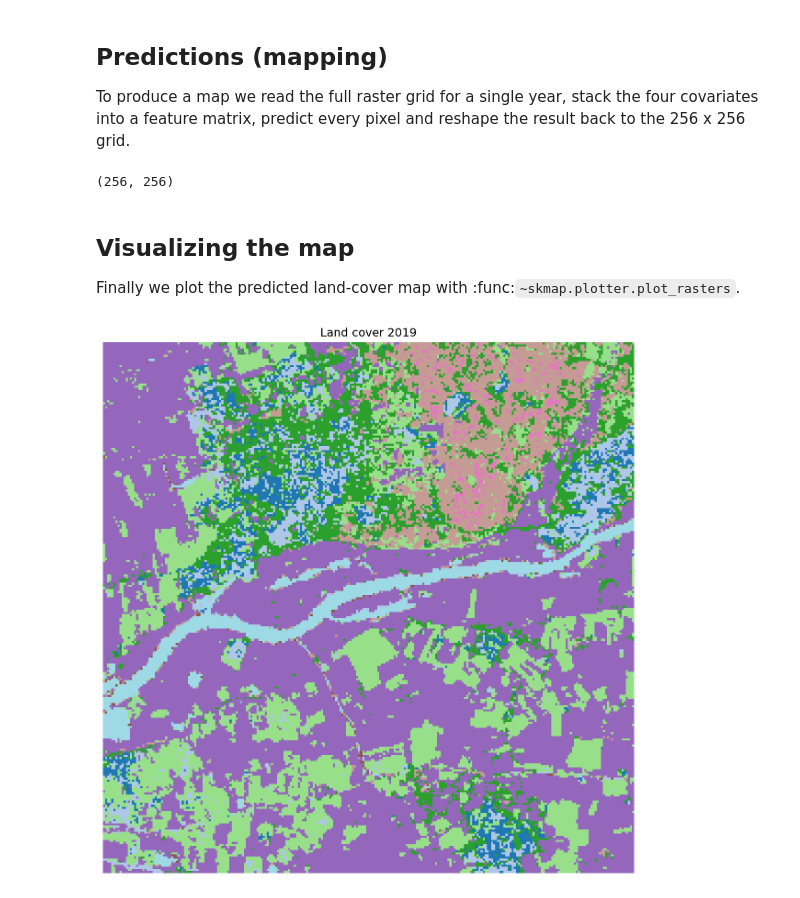
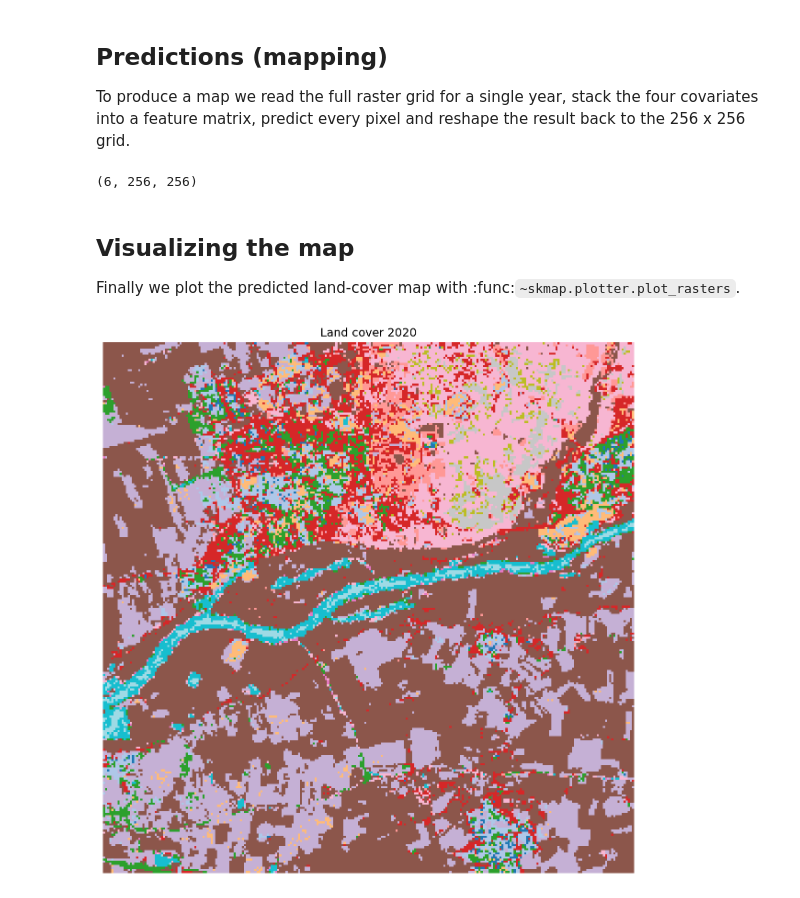
Before and after one commit to openlandmap/scikit-map, a Jupyter notebook: docs/notebooks/03_landcover_mapping.ipynb, the cells around one changed output. Cells and saved outputs as stored; diff of their text form; code cells hidden in the pictures.

Commit message:
making notebook docs work with predict_raster

```diff
--- a/docs/notebooks/03_landcover_mapping.ipynb
+++ b/docs/notebooks/03_landcover_mapping.ipynb
@@ -181,11 +168,13 @@ scikit-learn. We use a random forest and evaluate it with 5-fold cross-validatio
+# %%
+from sklearn.preprocessing import LabelEncoder
+le = LabelEncoder()
+y = le.fit_transform(train["target"].values)
 # %%
 from sklearn.ensemble import RandomForestClassifier
-from sklearn.model_selection import cross_val_score
+from sklearn.model_selection import cross_val_predict
+from sklearn.metrics import classification_report
 
 features = ["elev", "slope", "ndvi", "swir1"]
-X = train[features].values
-y = train["target"].values
+X = train[features]
 
 clf = RandomForestClassifier(n_estimators=100, random_state=0, n_jobs=-1)
-scores = cross_val_score(clf, X, y, cv=5)
-print(f"Cross-validated accuracy: {scores.mean():.3f} +/- {scores.std():.3f}")
@@ -238,29 +222,20 @@ ConfusionMatrixDisplay.from_estimator(clf, X, y, xticks_rotation="vertical")
 To produce a map we read the full raster grid for a single year, stack the four
 covariates into a feature matrix, predict every pixel and reshape the result back
 to the 256 x 256 grid.
-# %%
-import rasterio
-
-year = 2019
-paths = [
-    TOY_DIR / "static/elev.lowestmode_gedi.eml_mf_30m_s_20000101_20181231_nl_epsg.3035_v0.3.tif",
-    TOY_DIR / "static/slope.percent_gedi.eml_m_30m_s_20000101_20181231_nl_epsg.3035_v0.3.tif",
-    TOY_DIR / f"ndvi/filled/ndvi_landsat.ard1_p50_30m_s_{year}0321_{year}0624_nl_epsg.3035_v20230720.tif",
-    TOY_DIR / f"swir1/swir1_landsat.ard1_p50_30m_s_{year}0321_{year}0624_nl_epsg.3035_v20230720.tif",
-]
-
-bands = []
-for p in paths:
-    with rasterio.open(p) as src:
-        bands.append(src.read(1).astype("float32"))
-
-stack = np.stack(bands, axis=-1)  # (height, width, n_features)
-flat = stack.reshape(-1, len(features))
-pred = clf.predict(flat)
-pred_map = pred.reshape(stack.shape[:2])
-pred_map.shape
-# %% [output]
-(256, 256)
+# %%
+import joblib
+from skmap.modeler import RFClassifier
+
+outpath = '/tmp/model.joblib'
+joblib.dump(clf, outpath)
+
+rf_cls = RFClassifier(outpath, n_class=len(np.unique(y)))
+# %%
+pred = rf_cls.predict_raster(rdata) # Multiple years
+pred_hard_map = pred.reshape((pred.shape[0],256,256))
+pred_hard_map.shape
+# %% [output]
+(6, 256, 256)
 # %% [markdown]
 ## Visualizing the map
 
@@ -268,7 +243,6 @@ Finally we plot the predicted land-cover map with
 :func:`~skmap.plotter.plot_rasters`.
 # %%
 from skmap.plotter import plot_rasters
-
-plot_rasters(pred_map, cmaps="tab20", titles=[f"Land cover {year}"])
+plot_rasters(pred_hard_map[-1,:,:], cmaps="tab20", titles=[f"Land cover {year}"])
 # %% [output]
-[figure, old version]
+[figure, new version]
```
Also changed, not shown: parts of 14 cells of this notebook.
